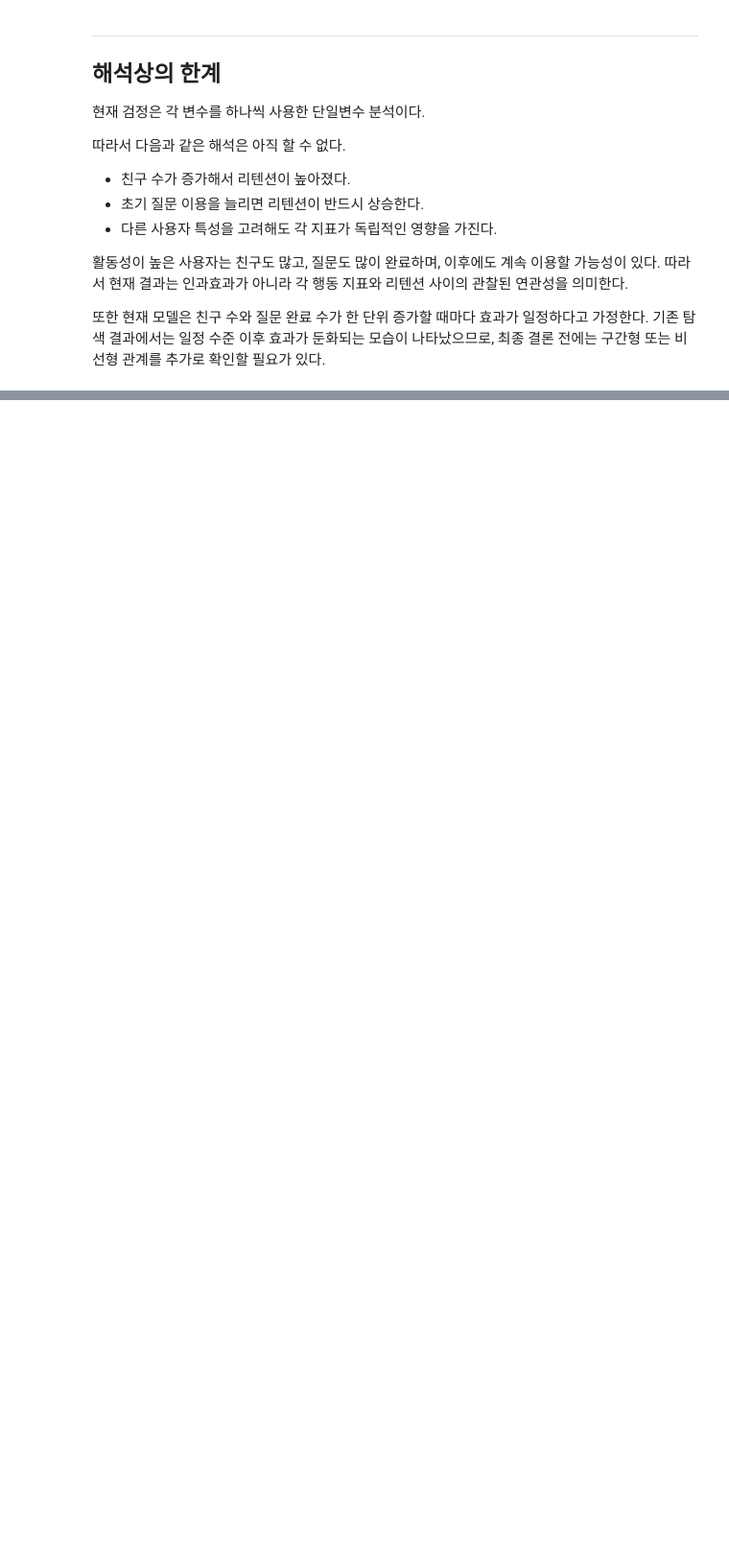
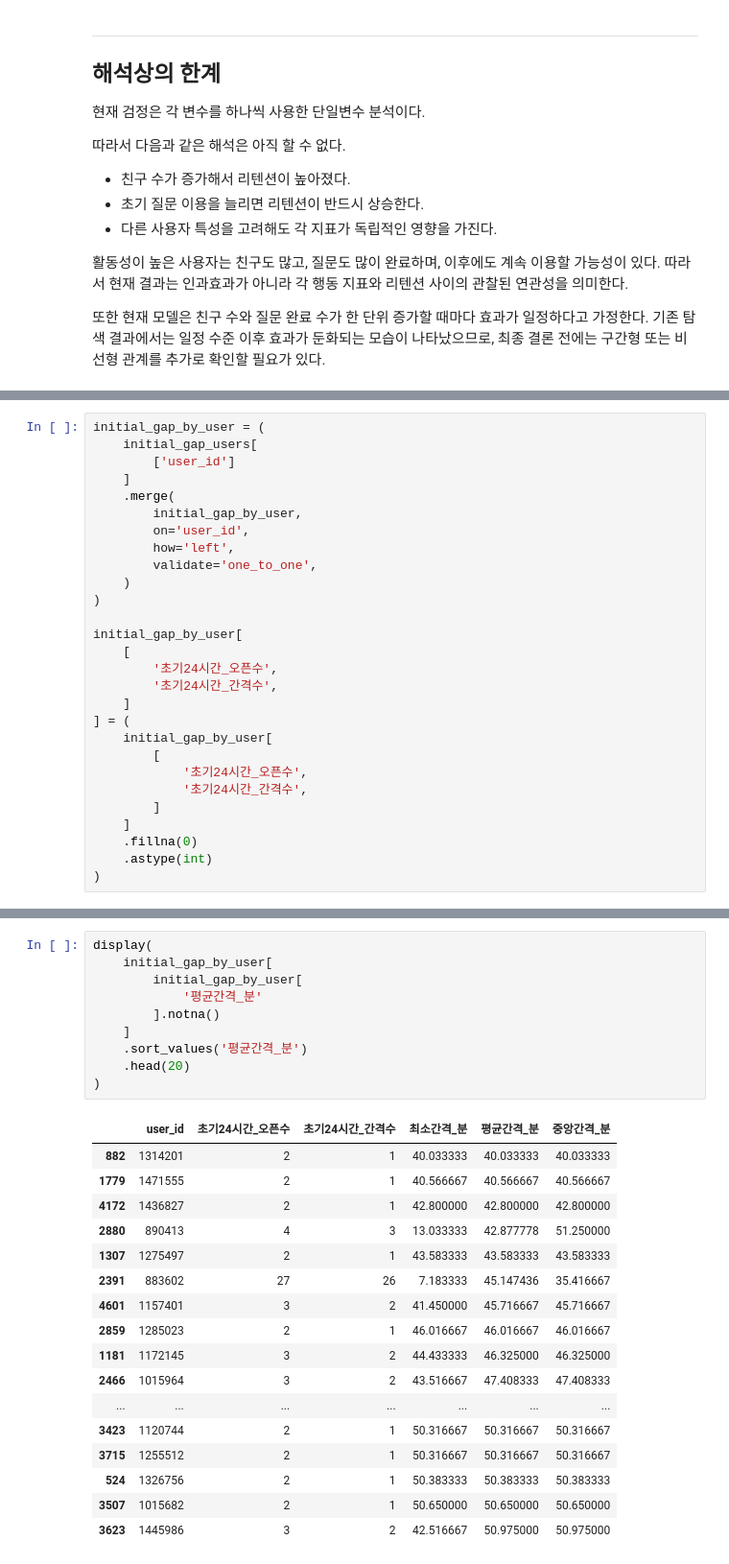
Before and after one commit to zoo-no-s/sns_service_analysis, a Jupyter notebook: notebooks/retention_zoonos.ipynb, the cells around one changed output, grey strips where cells are left out. Shown at 96% size. Cells and saved outputs as stored; diff of their text form; blank space fills up the shorter version.

```diff
--- a/notebooks/retention_zoonos.ipynb
+++ b/notebooks/retention_zoonos.ipynb
@@ -5970,0 +6600,28 @@ D1 이전의 누적 질문 완료 수는 활성화 후 첫 24시간의 질문
+# %%
+initial_gap_by_user = (
+    initial_gap_users[
+        ['user_id']
+    ]
+    .merge(
+        initial_gap_by_user,
+        on='user_id',
+        how='left',
+        validate='one_to_one',
+    )
+)
+
+initial_gap_by_user[
+    [
+        '초기24시간_오픈수',
+        '초기24시간_간격수',
+    ]
+] = (
+    initial_gap_by_user[
+        [
+            '초기24시간_오픈수',
+            '초기24시간_간격수',
+        ]
+    ]
+    .fillna(0)
+    .astype(int)
+)
@@ -5970,0 +6666,28 @@ D1 이전의 누적 질문 완료 수는 활성화 후 첫 24시간의 질문
+# %%
+display(
+    initial_gap_by_user[
+        initial_gap_by_user[
+            '평균간격_분'
+        ].notna()
+    ]
+    .sort_values('평균간격_분')
+    .head(20)
+)
+# %% [output]
+|  | user_id | 초기24시간_오픈수 | 초기24시간_간격수 | 최소간격_분 | 평균간격_분 | 중앙간격_분 |
+| 882 | 1314201 | 2 | 1 | 40.033333 | 40.033333 | 40.033333 |
+| 1779 | 1471555 | 2 | 1 | 40.566667 | 40.566667 | 40.566667 |
+| 4172 | 1436827 | 2 | 1 | 42.800000 | 42.800000 | 42.800000 |
+| 2880 | 890413 | 4 | 3 | 13.033333 | 42.877778 | 51.250000 |
+| 1307 | 1275497 | 2 | 1 | 43.583333 | 43.583333 | 43.583333 |
+| 2391 | 883602 | 27 | 26 | 7.183333 | 45.147436 | 35.416667 |
+| 4601 | 1157401 | 3 | 2 | 41.450000 | 45.716667 | 45.716667 |
+| 2859 | 1285023 | 2 | 1 | 46.016667 | 46.016667 | 46.016667 |
+| 1181 | 1172145 | 3 | 2 | 44.433333 | 46.325000 | 46.325000 |
+| 2466 | 1015964 | 3 | 2 | 43.516667 | 47.408333 | 47.408333 |
+| ... | ... | ... | ... | ... | ... | ... |
+| 3423 | 1120744 | 2 | 1 | 50.316667 | 50.316667 | 50.316667 |
+| 3715 | 1255512 | 2 | 1 | 50.316667 | 50.316667 | 50.316667 |
+| 524 | 1326756 | 2 | 1 | 50.383333 | 50.383333 | 50.383333 |
+| 3507 | 1015682 | 2 | 1 | 50.650000 | 50.650000 | 50.650000 |
+| 3623 | 1445986 | 3 | 2 | 42.516667 | 50.975000 | 50.975000 |
```
Also changed, not shown: parts of 63 cells of this notebook.
